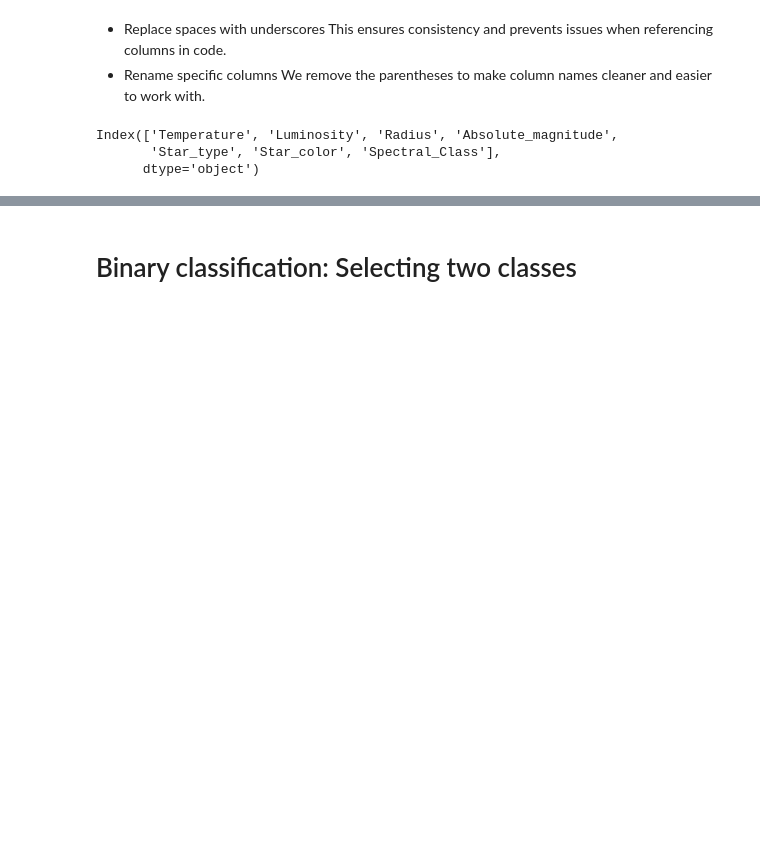
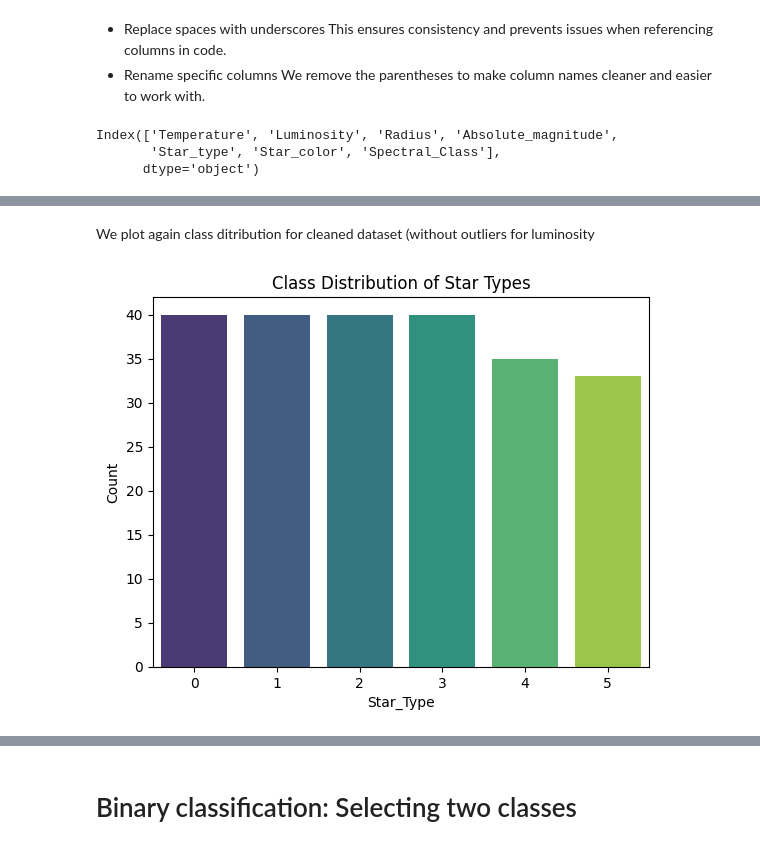
Before and after one commit to YassinTalhaoui/MA-Thesis-ML-Applied-to-stars, a Jupyter notebook: stars.ipynb, the cells around one changed output, grey strips where cells are left out. Saved outputs shown, nothing was run; the diff lists cells and outputs as text; code cells hidden in the pictures; blank space fills up the shorter version.

Commit message:
Kaggle Notebook | stars.ipynb | Version 7

```diff
--- a/stars.ipynb
+++ b/stars.ipynb
@@ -189,0 +233,14 @@ Index(['Temperature', 'Luminosity', 'Radius', 'Absolute_magnitude',
+# %% [markdown]
+We plot again class ditribution for cleaned dataset (without outliers for luminosity
+# %%
+import seaborn as sns
+import matplotlib.pyplot as plt
+
+# Count the occurrences of each star type{}
+sns.countplot(x=df_cleaned['Star_type'], palette='viridis')
+plt.xlabel("Star_Type")
+plt.ylabel("Count")
+plt.title("Class Distribution of Star Types")
+plt.show()
+# %% [output]
+[figure, added]
```
Also changed, not shown: parts of 8 cells of this notebook.
